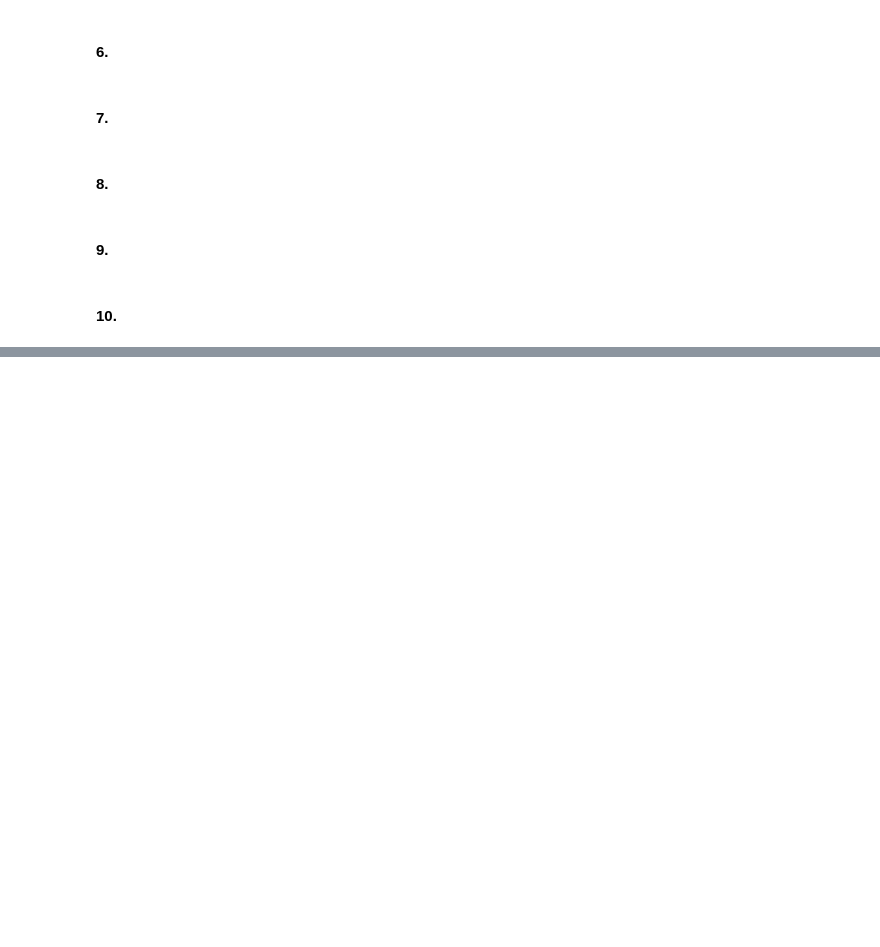
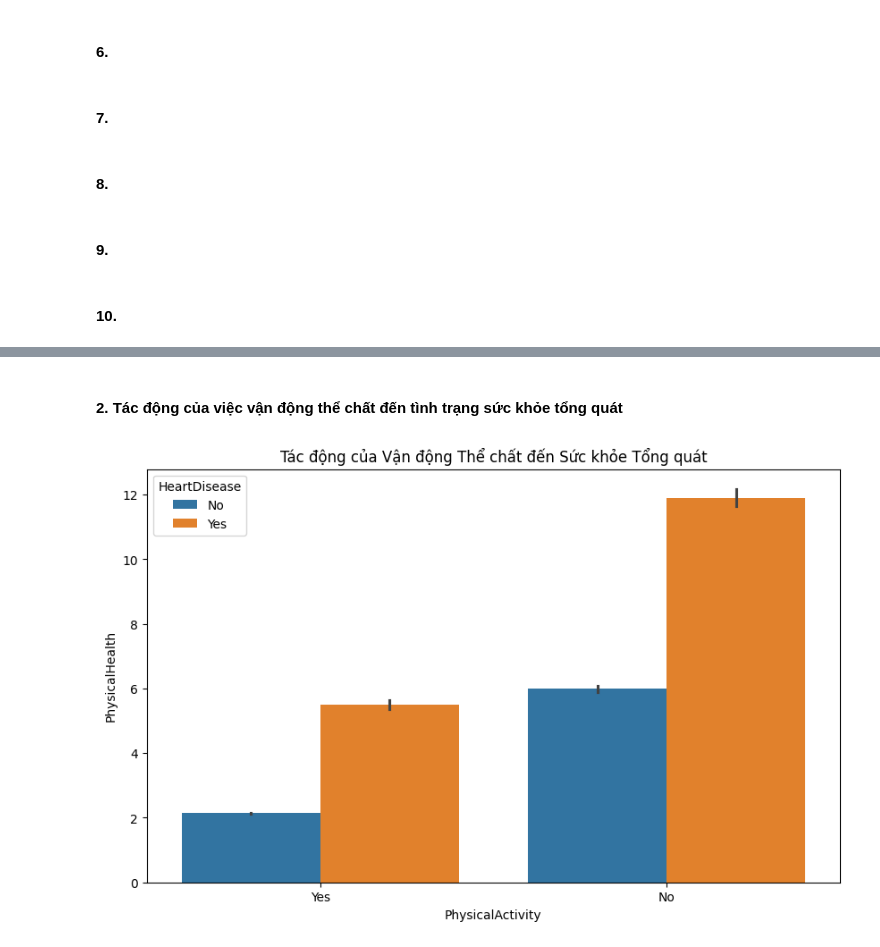
Before and after one commit to richardnguyen0715/Pro4DS-FinalProject-HandleKaggleDatasetProblems, a Jupyter notebook: Source/DataExploration.ipynb, the cells around one changed output, grey strips where cells are left out. Drawn from its saved outputs; the diff is of its cells as text; code cells hidden in the pictures; blank space fills up the shorter version.

```diff
--- a/Source/DataExploration.ipynb
+++ b/Source/DataExploration.ipynb
@@ -292,0 +311,10 @@ plt.show()
+# %% [markdown]
+#### 2. Tác động của việc vận động thể chất đến tình trạng sức khỏe tổng quát
+# %%
+# Câu 2: Tác động của việc vận động thể chất đến tình trạng sức khỏe tổng quát (thay boxplot bằng barplot)
+plt.figure(figsize=(10, 6))
+sns.barplot(x='PhysicalActivity', y='PhysicalHealth', hue='HeartDisease', data=df)
+plt.title('Tác động của Vận động Thể chất đến Sức khỏe Tổng quát')
+plt.show()
+# %% [output]
+[figure, added]
```
Also changed, not shown: parts of 5 cells of this notebook.
